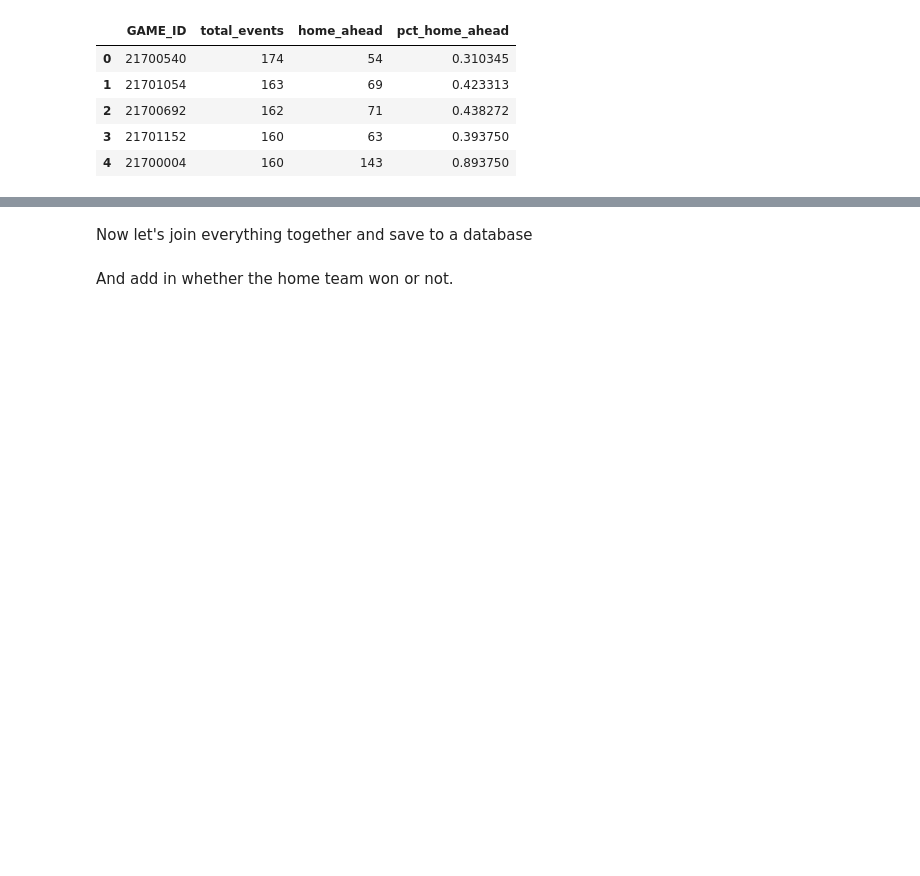
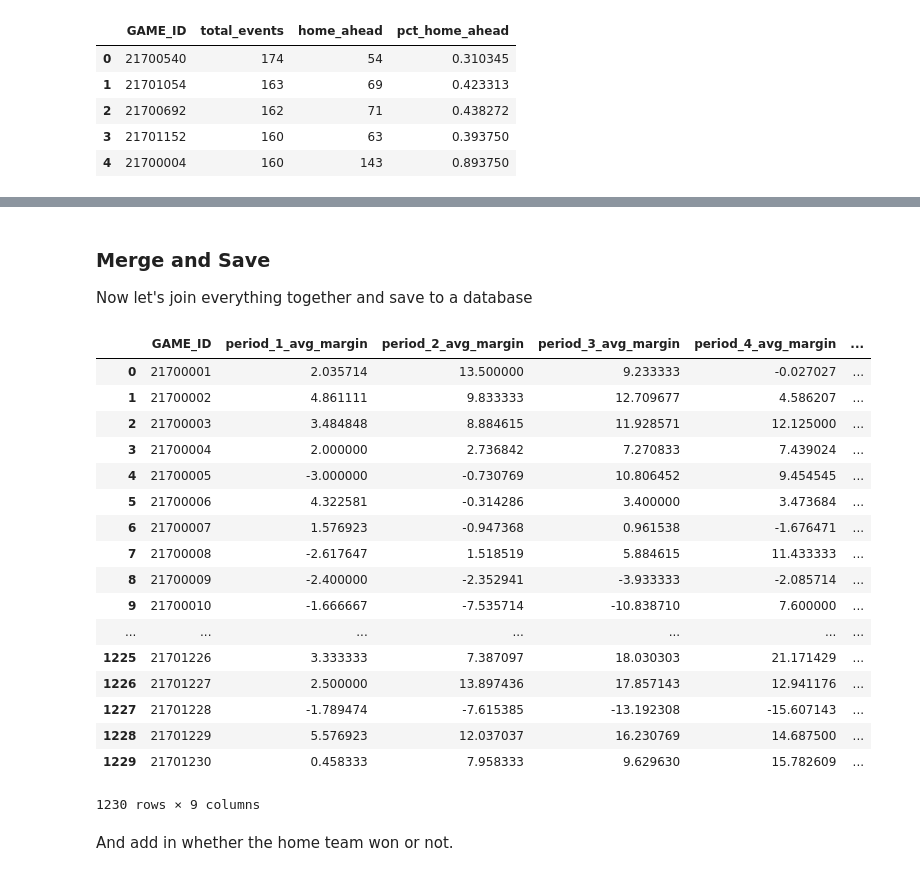
Before and after one commit to dogrdon/nba_data, a Jupyter notebook: comeback_processing.ipynb, the cells around one changed output, grey strips where cells are left out. Cells and saved outputs as stored; diff of their text form; code cells hidden in the pictures; blank space fills up the shorter version.

Commit message:
adding aggregate point margins to processed data

```diff
--- a/comeback_processing.ipynb
+++ b/comeback_processing.ipynb
@@ -289,0 +339,2 @@ total_calcs.head()
+# %%
+total_avg_margin = total_avg_margin.rename(columns={'SCOREMARGIN':'total_avg_margin'})
@@ -289,0 +350,2 @@ total_calcs.head()
+# %%
+period_avg_margin = prepped_data.groupby(['GAME_ID', 'PERIOD']).agg({'SCOREMARGIN':'mean'}).reset_index()
@@ -289,0 +373,5 @@ total_calcs.head()
+# %%
+period_avg_margin_pivot_df = period_avg_margin.pivot(index="GAME_ID", columns="PERIOD", values="SCOREMARGIN")
+period_avg_margin_pivot_df = pd.DataFrame(period_avg_margin_pivot_df.to_records())
+period_avg_margin_pivot_df.columns = ["period_{}_avg_margin".format(col) if col != 'GAME_ID' else col for col in period_avg_margin_pivot_df.columns ]
+period_avg_margin_pivot_df.head()
@@ -290,6 +385,30 @@ total_calcs.head()
 # %% [markdown]
+### Merge and Save
 Now let's join everything together and save to a database
 # %%
 final_calcs = total_calcs.merge(period_calcs, left_on='GAME_ID', right_on='GAME_ID', how='inner')
+# %%
+final_avg_margins = period_avg_margin_pivot_df.merge(total_avg_margin, left_on='GAME_ID', right_on='GAME_ID', how='inner')
+# %%
+final_avg_margins
+# %% [output]
+|  | GAME_ID | period_1_avg_margin | period_2_avg_margin | period_3_avg_margin | period_4_avg_margin | ... |
+| 0 | 21700001 | 2.035714 | 13.500000 | 9.233333 | -0.027027 | ... |
+| 1 | 21700002 | 4.861111 | 9.833333 | 12.709677 | 4.586207 | ... |
+| 2 | 21700003 | 3.484848 | 8.884615 | 11.928571 | 12.125000 | ... |
+| 3 | 21700004 | 2.000000 | 2.736842 | 7.270833 | 7.439024 | ... |
+| 4 | 21700005 | -3.000000 | -0.730769 | 10.806452 | 9.454545 | ... |
+| 5 | 21700006 | 4.322581 | -0.314286 | 3.400000 | 3.473684 | ... |
+| 6 | 21700007 | 1.576923 | -0.947368 | 0.961538 | -1.676471 | ... |
+| 7 | 21700008 | -2.617647 | 1.518519 | 5.884615 | 11.433333 | ... |
+| 8 | 21700009 | -2.400000 | -2.352941 | -3.933333 | -2.085714 | ... |
+| 9 | 21700010 | -1.666667 | -7.535714 | -10.838710 | 7.600000 | ... |
+| ... | ... | ... | ... | ... | ... | ... |
+| 1225 | 21701226 | 3.333333 | 7.387097 | 18.030303 | 21.171429 | ... |
+| 1226 | 21701227 | 2.500000 | 13.897436 | 17.857143 | 12.941176 | ... |
+| 1227 | 21701228 | -1.789474 | -7.615385 | -13.192308 | -15.607143 | ... |
+| 1228 | 21701229 | 5.576923 | 12.037037 | 16.230769 | 14.687500 | ... |
+| 1229 | 21701230 | 0.458333 | 7.958333 | 9.629630 | 15.782609 | ... |
+1230 rows × 9 columns
 # %% [markdown]
 And add in whether the home team won or not.
```
Also changed, not shown: parts of 16 cells of this notebook, 1 other file.
